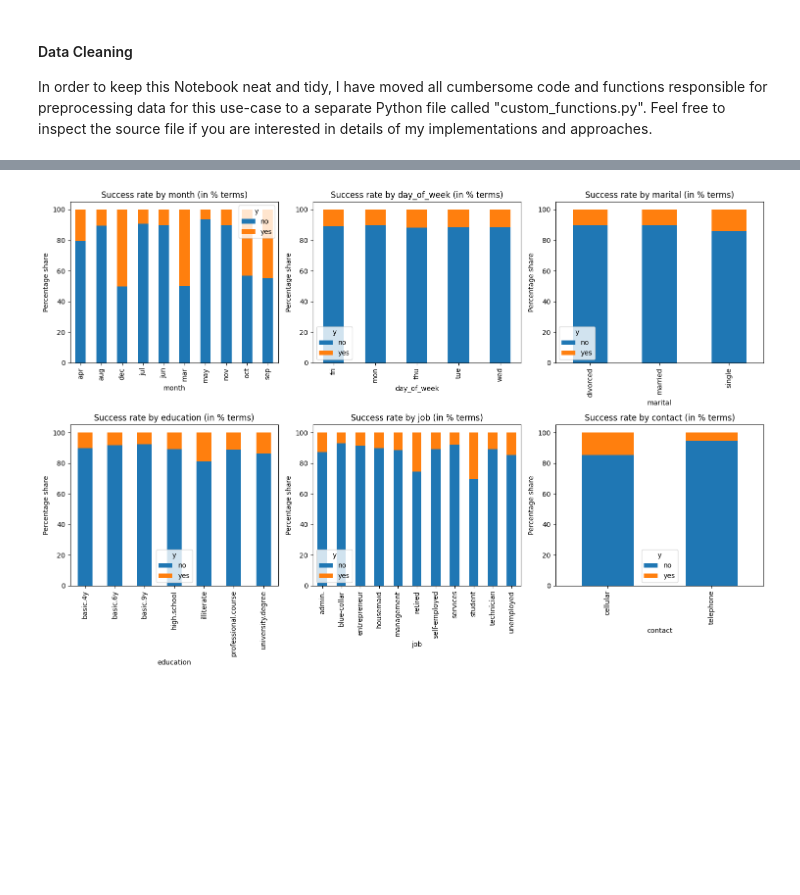
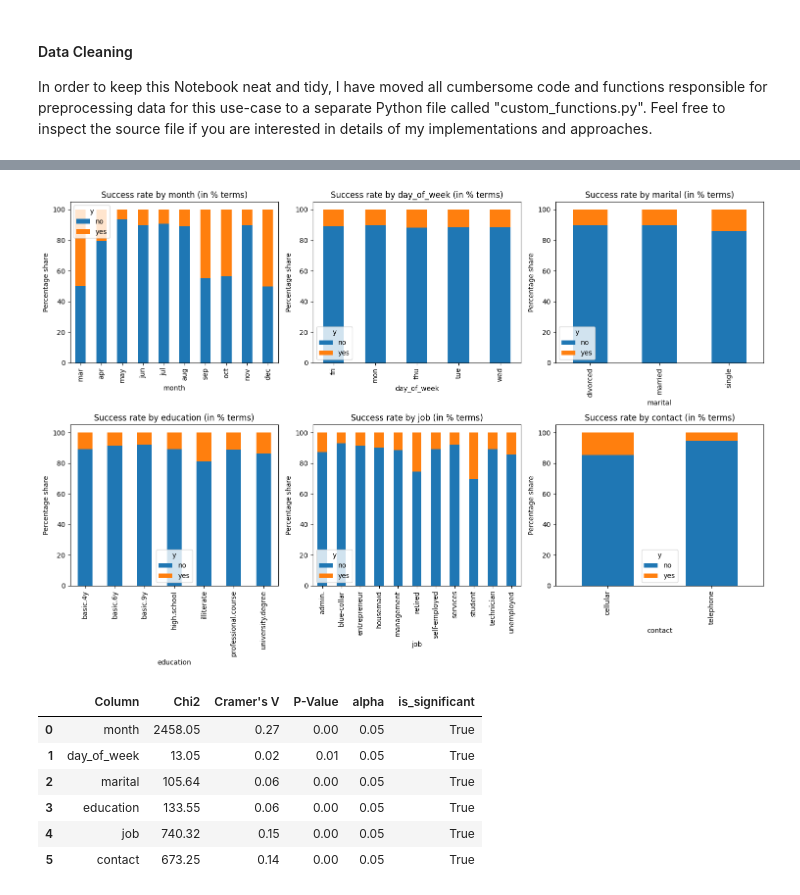
Before and after one commit to maripjan/Marketing-Campaign-at-Bank, a Jupyter notebook: subscription_prediction.ipynb, the cells around one changed output, grey strips where cells are left out. Drawn from its saved outputs; the diff is of its cells as text; code cells hidden in the pictures; blank space fills up the shorter version.

Commit message:
Enhance categorical correlation analysis function with month ordering and improved output formatting

```diff
--- a/subscription_prediction.ipynb
+++ b/subscription_prediction.ipynb
@@ -108,6 +108,16 @@ Duplicates: 0
 | 15 | y [category] | 1. no 2. yes | 29,195 (88.7%) 3,707 (11.3%) | 0 (0.0%) |
 # %%
 # Calculate the correlation between the target variable and categorical variables
-cf.show_categorical_correlation(df, target='y', cols_to_consider=['month', 'day_of_week', 'marital', 'education', 'job', 'contact'], show_details=False)
+cf.show_categorical_correlation(df_imputed,
+                                 target='y',
+                                 cols_to_consider=['month', 'day_of_week', 'marital', 'education', 'job', 'contact'],
+                                 show_details=False)
 # %% [output]
-[figure, old version]
+[figure, new version]
+|  | Column | Chi2 | Cramer's V | P-Value | alpha | is_significant |
+| 0 | month | 2458.05 | 0.27 | 0.00 | 0.05 | True |
+| 1 | day_of_week | 13.05 | 0.02 | 0.01 | 0.05 | True |
+| 2 | marital | 105.64 | 0.06 | 0.00 | 0.05 | True |
+| 3 | education | 133.55 | 0.06 | 0.00 | 0.05 | True |
+| 4 | job | 740.32 | 0.15 | 0.00 | 0.05 | True |
+| 5 | contact | 673.25 | 0.14 | 0.00 | 0.05 | True |
```
Also changed, not shown: parts of 2 cells of this notebook, 1 other file.
